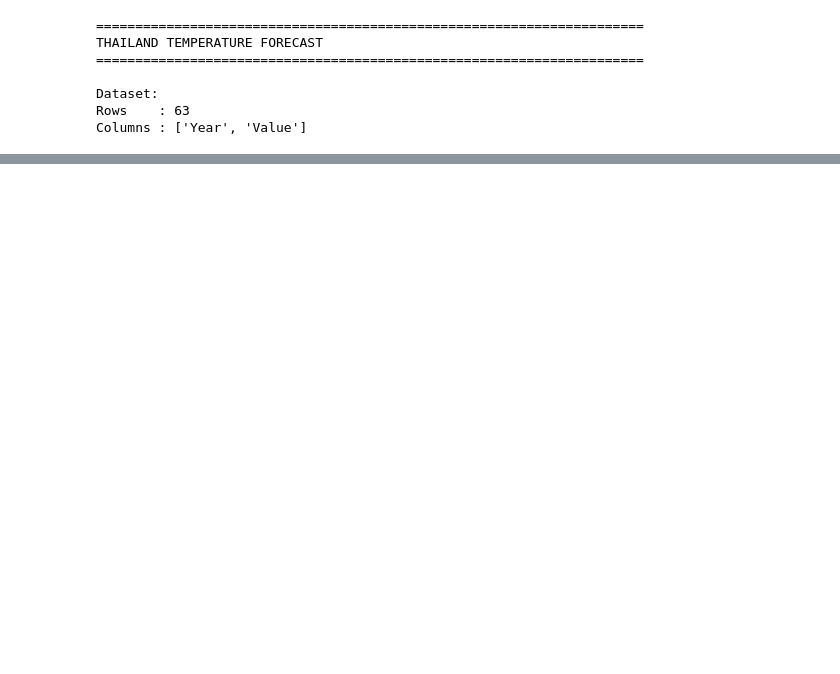
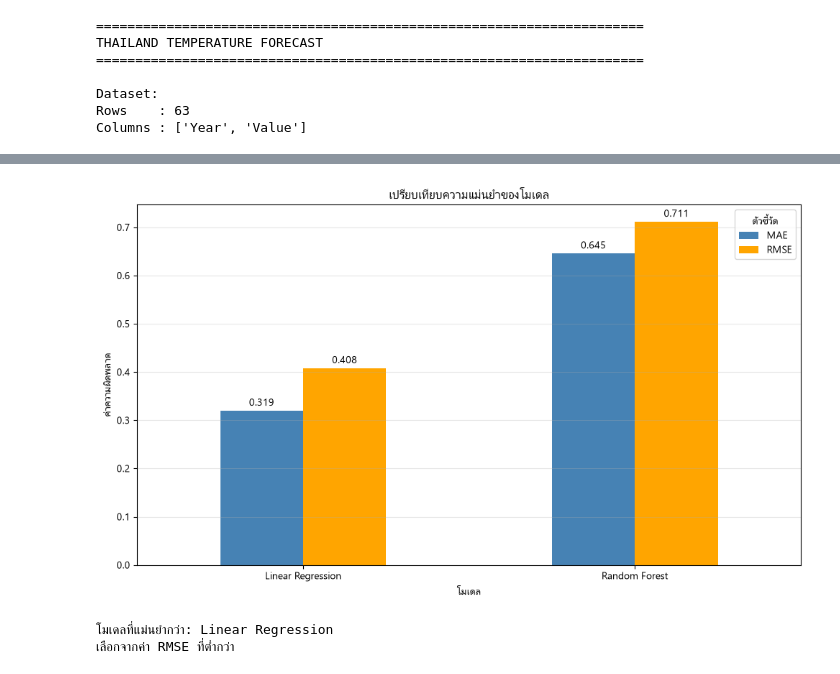
Before and after one commit to MiRuTo659/CPE4310_project, a Jupyter notebook: train_data.ipynb, the cells around one changed output, grey strips where cells are left out. Saved outputs shown, nothing was run; the diff lists cells and outputs as text; code cells hidden in the pictures; blank space fills up the shorter version.

```diff
--- a/train_data.ipynb
+++ b/train_data.ipynb
@@ -633,0 +870,33 @@ print("\nDone.")
+# %%
+# เปรียบเทียบความแม่นยำของโมเดล
+# ค่า MAE และ RMSE ยิ่งต่ำ แสดงว่าโมเดลยิ่งแม่นยำ
+
+plt.rcParams["font.family"] = "Leelawadee UI"
+
+metrics = comparison.set_index("Model")[["MAE", "RMSE"]]
+
+ax = metrics.plot(
+    kind="bar",
+    figsize=(10, 6),
+    color=["steelblue", "orange"]
+)
+
+plt.title("เปรียบเทียบความแม่นยำของโมเดล")
+plt.xlabel("โมเดล")
+plt.ylabel("ค่าความผิดพลาด")
+plt.xticks(rotation=0)
+plt.legend(title="ตัวชี้วัด")
+plt.grid(axis="y", alpha=0.3)
+
+for container in ax.containers:
+    ax.bar_label(container, fmt="%.3f", padding=3)
+
+plt.tight_layout()
+plt.show()
+
+print(f"โมเดลที่แม่นยำกว่า: {best_model}")
+print("เลือกจากค่า RMSE ที่ต่ำกว่า")
+# %% [output]
+[figure, added]
+โมเดลที่แม่นยำกว่า: Linear Regression
+เลือกจากค่า RMSE ที่ต่ำกว่า
```
Also changed, not shown: parts of 14 cells of this notebook, 2 other files.
